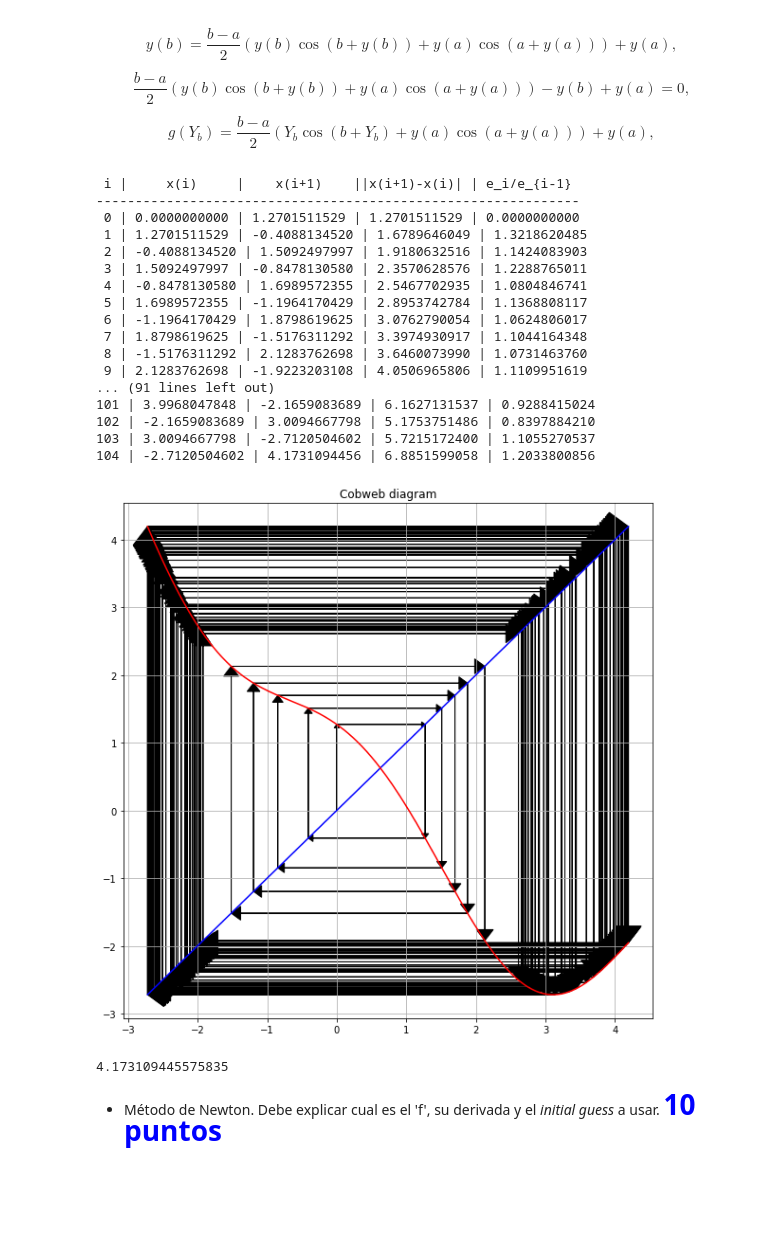
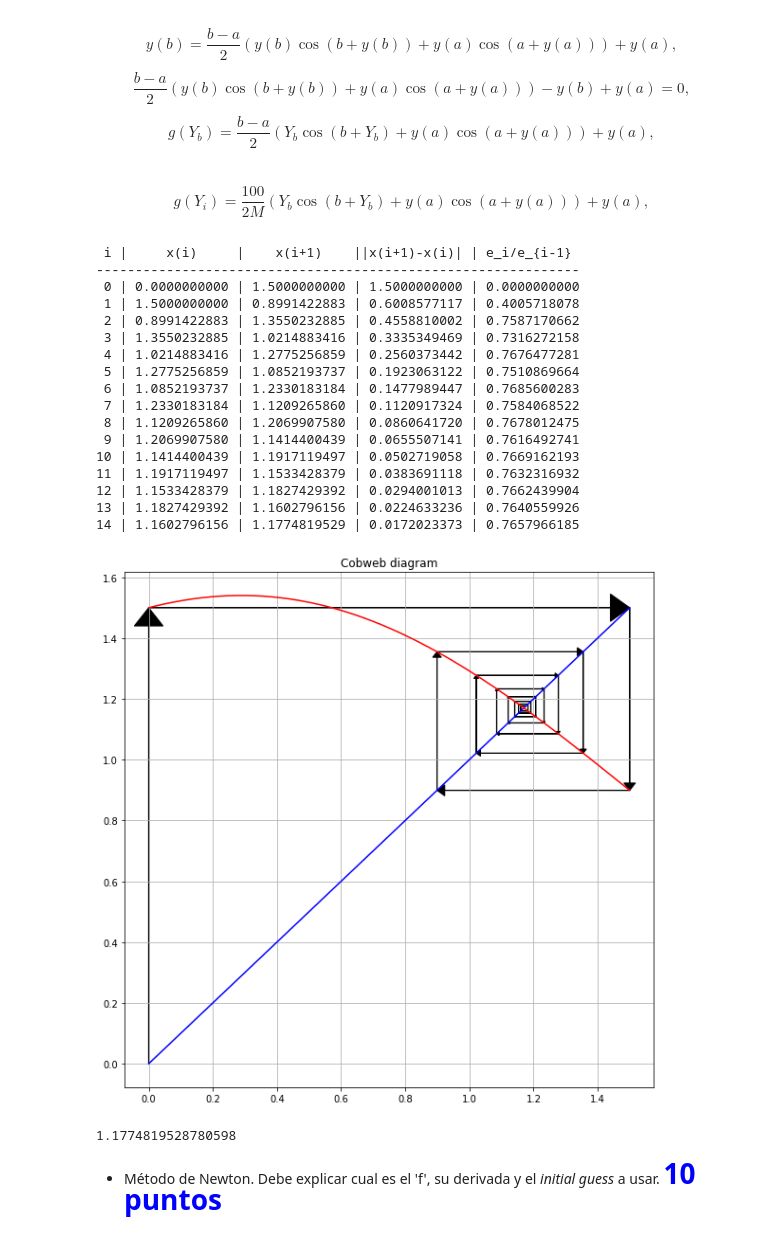
Before and after one commit to Sebaatd/Tarea1CC, a Jupyter notebook: Tarea1.ipynb, the cells around one changed output. Saved outputs shown, nothing was run; the diff lists cells and outputs as text; code cells hidden in the pictures; blank space fills up the shorter version.

```diff
--- a/Tarea1.ipynb
+++ b/Tarea1.ipynb
@@ -131,6 +131,10 @@ Sin embargo, para poder aplicar el Método de la Bisección se debe definir un i
 El problema es que no es posible utilizar el mismo intervalo para cada caso de la ecuación. Para ello, se define una estrategia para encontrar el intervalo adecuado para cada caso. Se probarán intervalos de tipo $[-2^i, 2^i]$ para caso. El algoritmo se dentendrá al momento en que un intervalo funcione, y por ende, retornará el y aproximado.
 # %%
 f = lambda x: (100/(2*100)) * (x*np.cos(100/100 + x) + np.cos(1)) -x + 1
+M = 100
+y = 1
+i = 0
+fa = lambda x: (50/(M)) * (x*(np.cos(100*(i+1)/M + x)) + y * (np.cos(100 * i/M * + y))) -x + y
 # %%
 def bisect(f, a, b, tol=1e-8):
     fa = f(a)
@@ -239,29 +243,34 @@ def fpi(g, x0, k, flag_cobweb=False):
     if flag_cobweb:
         cobweb(x,g)
     return x[-1]
+# %% [markdown]
+\begin{equation*}
+  g(Y_{i}) = \dfrac{100}{2M}\left(Y_{b}\cos{(b+Y_{b})}+y(a)\cos{(a+y(a))}\right) + y(a),
+\end{equation*}
 # %%
-g = lambda x: (100/(2*100)) * (x*np.cos(100/100 + x) + np.cos(1)) -x + 1
-fpi(g, 0, 105, True)
+g = lambda x: (50/(M)) * (x*(np.cos(100*(i+1)/M + x)) + y * (np.cos(100 * i/M * + y))) + y
+#g = lambda x: (100/(2*100)) * (x*np.cos(100/100 + x) + np.cos(1)) + 1
+fpi(g, 0, 15, True)
 # %% [output]
  i |     x(i)     |    x(i+1)    ||x(i+1)-x(i)| | e_i/e_{i-1}
 --------------------------------------------------------------
- 0 | 0.0000000000 | 1.2701511529 | 1.2701511529 | 0.0000000000
- 1 | 1.2701511529 | -0.4088134520 | 1.6789646049 | 1.3218620485
- 2 | -0.4088134520 | 1.5092497997 | 1.9180632516 | 1.1424083903
- 3 | 1.5092497997 | -0.8478130580 | 2.3570628576 | 1.2288765011
- 4 | -0.8478130580 | 1.6989572355 | 2.5467702935 | 1.0804846741
- 5 | 1.6989572355 | -1.1964170429 | 2.8953742784 | 1.1368808117
- 6 | -1.1964170429 | 1.8798619625 | 3.0762790054 | 1.0624806017
- 7 | 1.8798619625 | -1.5176311292 | 3.3974930917 | 1.1044164348
- 8 | -1.5176311292 | 2.1283762698 | 3.6460073990 | 1.0731463760
- 9 | 2.1283762698 | -1.9223203108 | 4.0506965806 | 1.1109951619
-... (91 lines left out)
-101 | 3.9968047848 | -2.1659083689 | 6.1627131537 | 0.9288415024
-102 | -2.1659083689 | 3.0094667798 | 5.1753751486 | 0.8397884210
-103 | 3.0094667798 | -2.7120504602 | 5.7215172400 | 1.1055270537
-104 | -2.7120504602 | 4.1731094456 | 6.8851599058 | 1.2033800856
+ 0 | 0.0000000000 | 1.5000000000 | 1.5000000000 | 0.0000000000
+ 1 | 1.5000000000 | 0.8991422883 | 0.6008577117 | 0.4005718078
+ 2 | 0.8991422883 | 1.3550232885 | 0.4558810002 | 0.7587170662
+ 3 | 1.3550232885 | 1.0214883416 | 0.3335349469 | 0.7316272158
+ 4 | 1.0214883416 | 1.2775256859 | 0.2560373442 | 0.7676477281
+ 5 | 1.2775256859 | 1.0852193737 | 0.1923063122 | 0.7510869664
+ 6 | 1.0852193737 | 1.2330183184 | 0.1477989447 | 0.7685600283
+ 7 | 1.2330183184 | 1.1209265860 | 0.1120917324 | 0.7584068522
+ 8 | 1.1209265860 | 1.2069907580 | 0.0860641720 | 0.7678012475
+ 9 | 1.2069907580 | 1.1414400439 | 0.0655507141 | 0.7616492741
+10 | 1.1414400439 | 1.1917119497 | 0.0502719058 | 0.7669162193
+11 | 1.1917119497 | 1.1533428379 | 0.0383691118 | 0.7632316932
+12 | 1.1533428379 | 1.1827429392 | 0.0294001013 | 0.7662439904
+13 | 1.1827429392 | 1.1602796156 | 0.0224633236 | 0.7640559926
+14 | 1.1602796156 | 1.1774819529 | 0.0172023373 | 0.7657966185
-[figure, old version]
+[figure, new version]
-4.173109445575835
+1.1774819528780598
 # %% [markdown]
 - Método de Newton. Debe explicar cual es el 'f', su derivada y el _initial guess_ a usar. <span style="color:blue; font-size: 2em"> **10 puntos**</span>
 # %%
```
Also changed, not shown: parts of 3 cells of this notebook, 1 other file.
